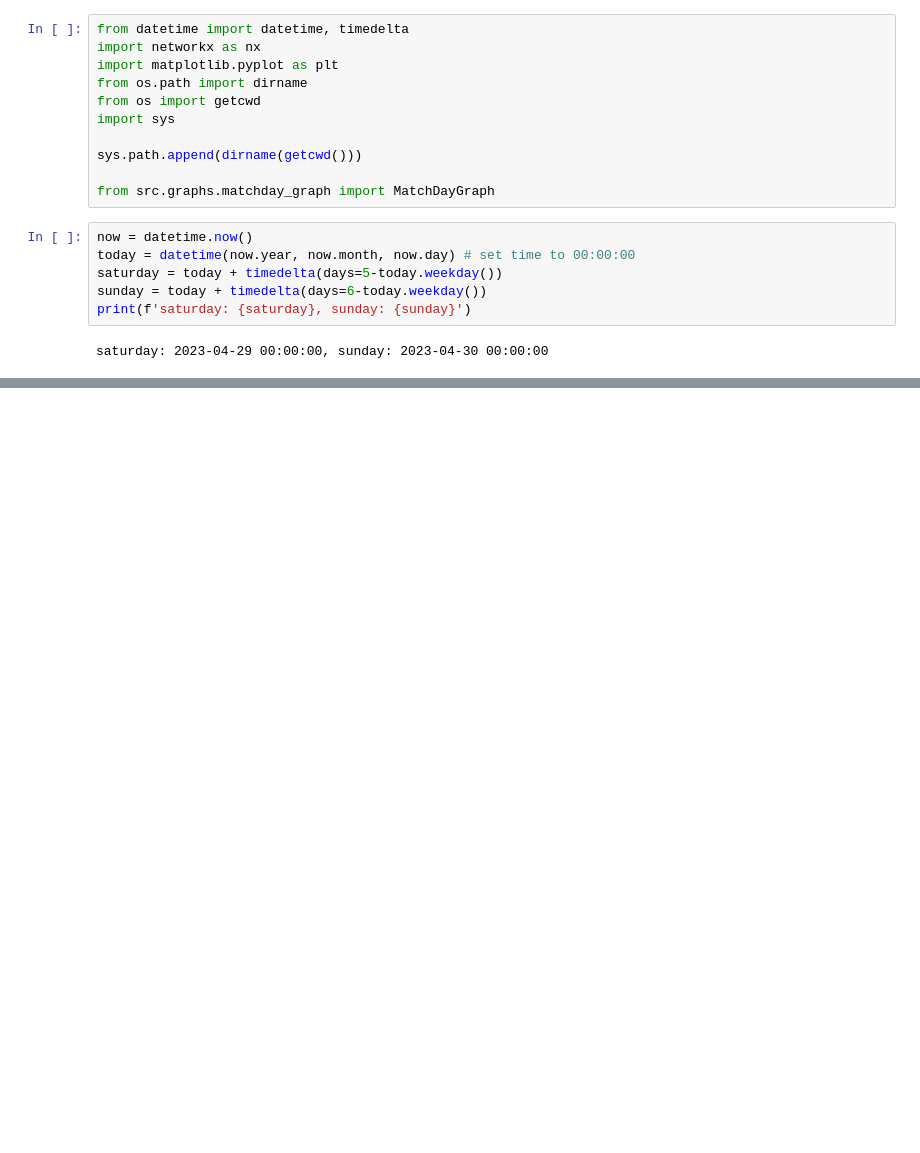
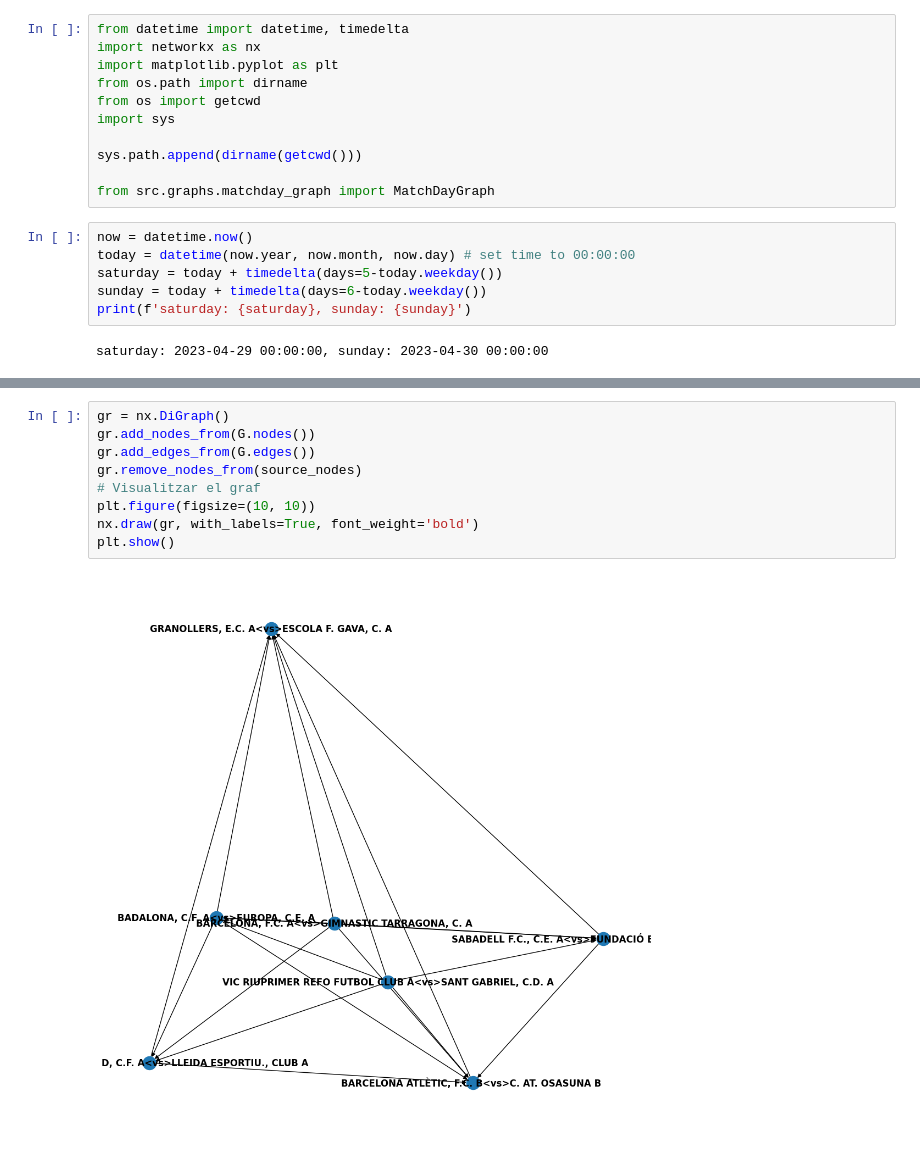
Before and after one commit to PauMatas/ScoutingPlanner, a Jupyter notebook: sandbox/matchdaygraph.ipynb, the cells around one changed output, grey strips where cells are left out. Saved outputs shown, nothing was run; the diff lists cells and outputs as text; blank space fills up the shorter version.

```diff
--- a/sandbox/matchdaygraph.ipynb
+++ b/sandbox/matchdaygraph.ipynb
@@ -68,0 +43,11 @@ OutEdgeView([('DAMM, C.F. A-FUNDACIÓ P. F.BASE REUS A', 'GIRONA, F.C. A-SANT CU
+# %%
+gr = nx.DiGraph()
+gr.add_nodes_from(G.nodes())
+gr.add_edges_from(G.edges())
+gr.remove_nodes_from(source_nodes)
+# Visualitzar el graf
+plt.figure(figsize=(10, 10))
+nx.draw(gr, with_labels=True, font_weight='bold')
+plt.show()
+# %% [output]
+[figure, added]
```
Also changed, not shown: parts of 7 cells of this notebook, 5 other files.
